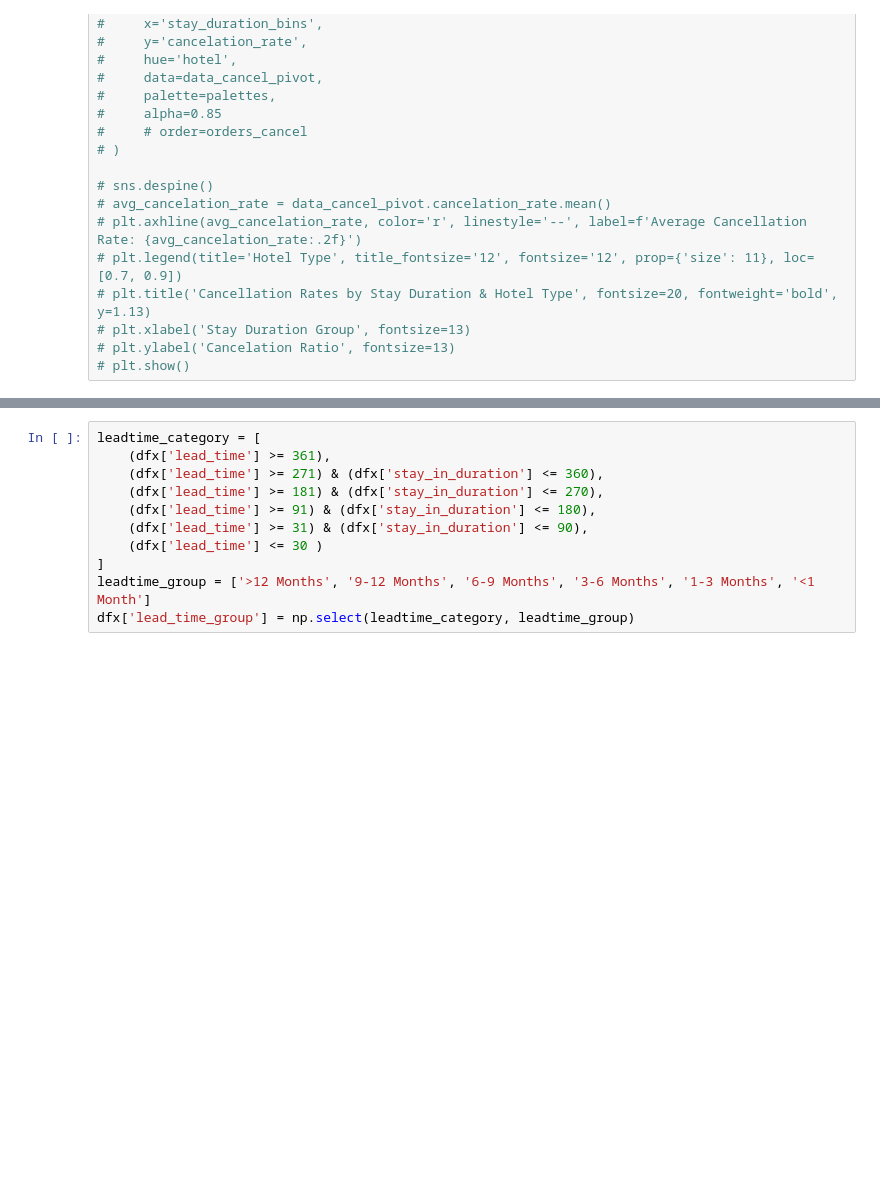
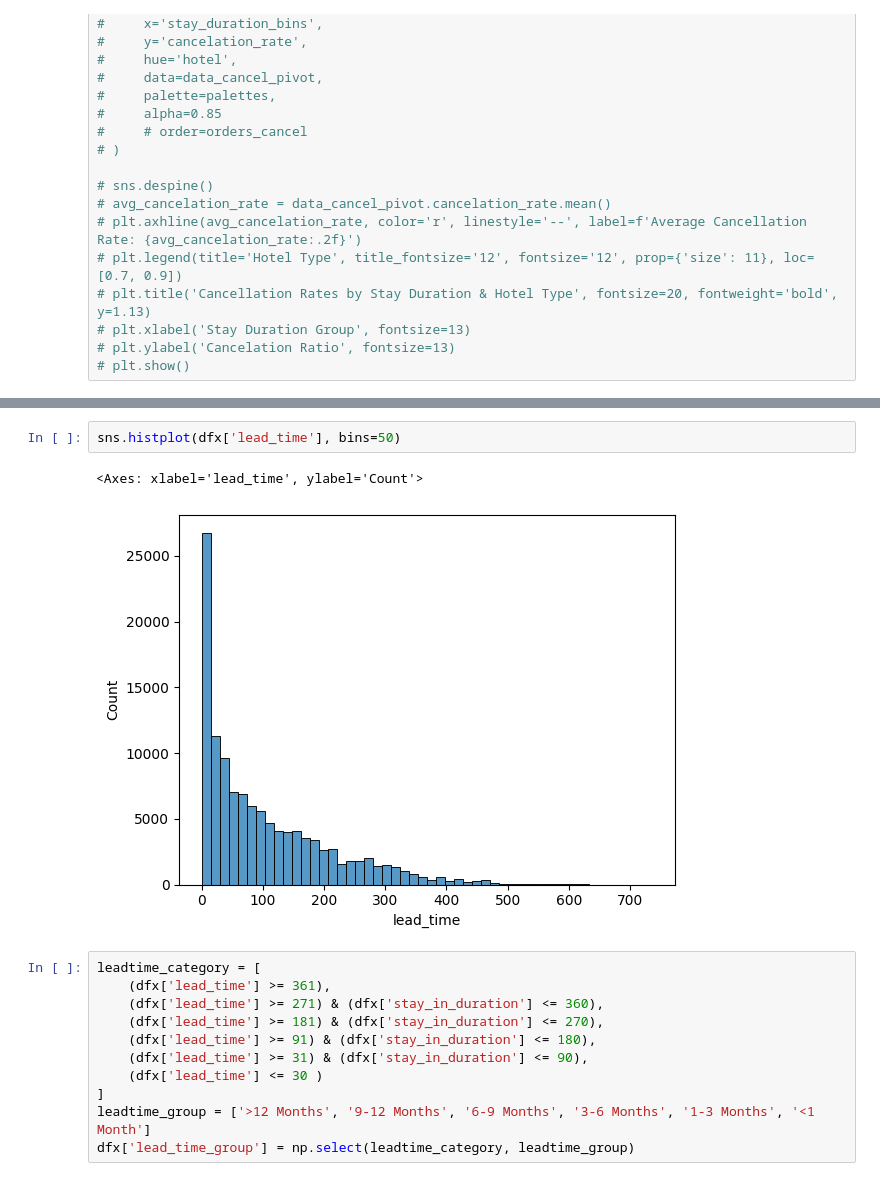
Before and after one commit to azaryasph/Investigate-Hotel-Business-Using-Data-Visualization, a Jupyter notebook: notebook/mini_project2_notebook.ipynb, the cells around one changed output, grey strips where cells are left out. Saved outputs shown, nothing was run; the diff lists cells and outputs as text; blank space fills up the shorter version.

```diff
--- a/notebook/mini_project2_notebook.ipynb
+++ b/notebook/mini_project2_notebook.ipynb
@@ -560,6 +584,11 @@ lead_time
 21     678
 56     676
 Name: count, dtype: int64
+# %%
+sns.histplot(dfx['lead_time'], bins=50)
+# %% [output]
+<Axes: xlabel='lead_time', ylabel='Count'>
+[figure, added]
 # %%
 leadtime_category = [
     (dfx['lead_time'] >= 361),
```
Also changed, not shown: parts of 14 cells of this notebook.
